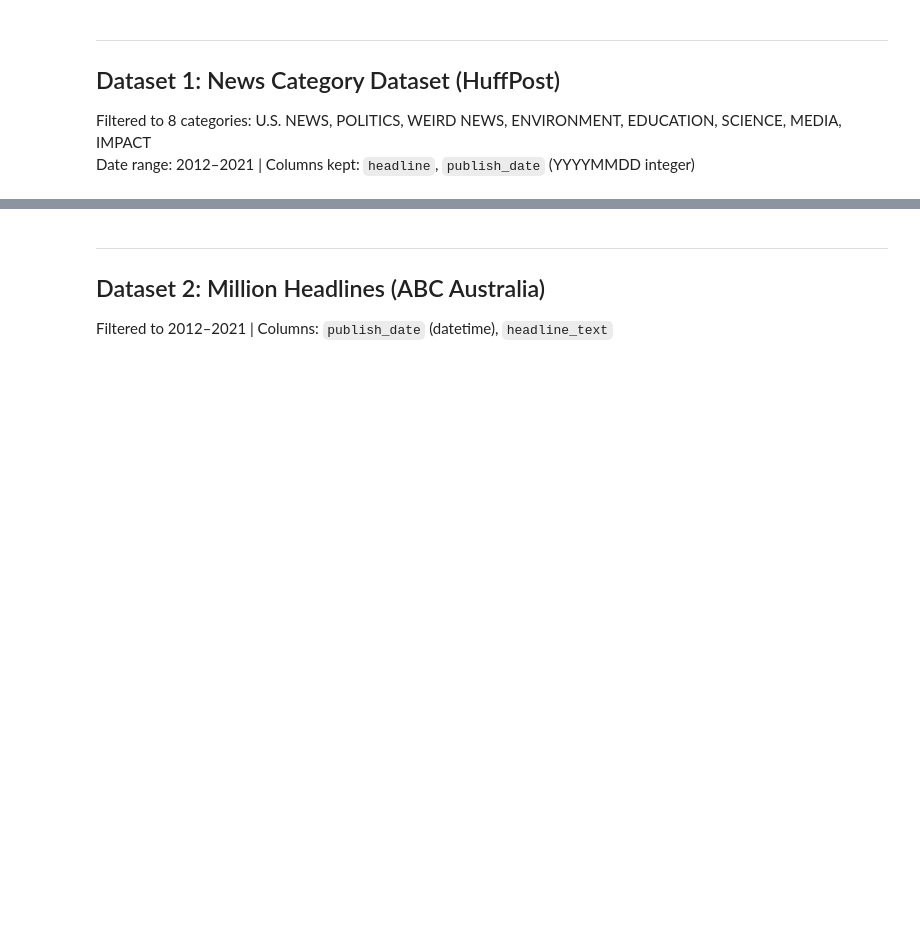
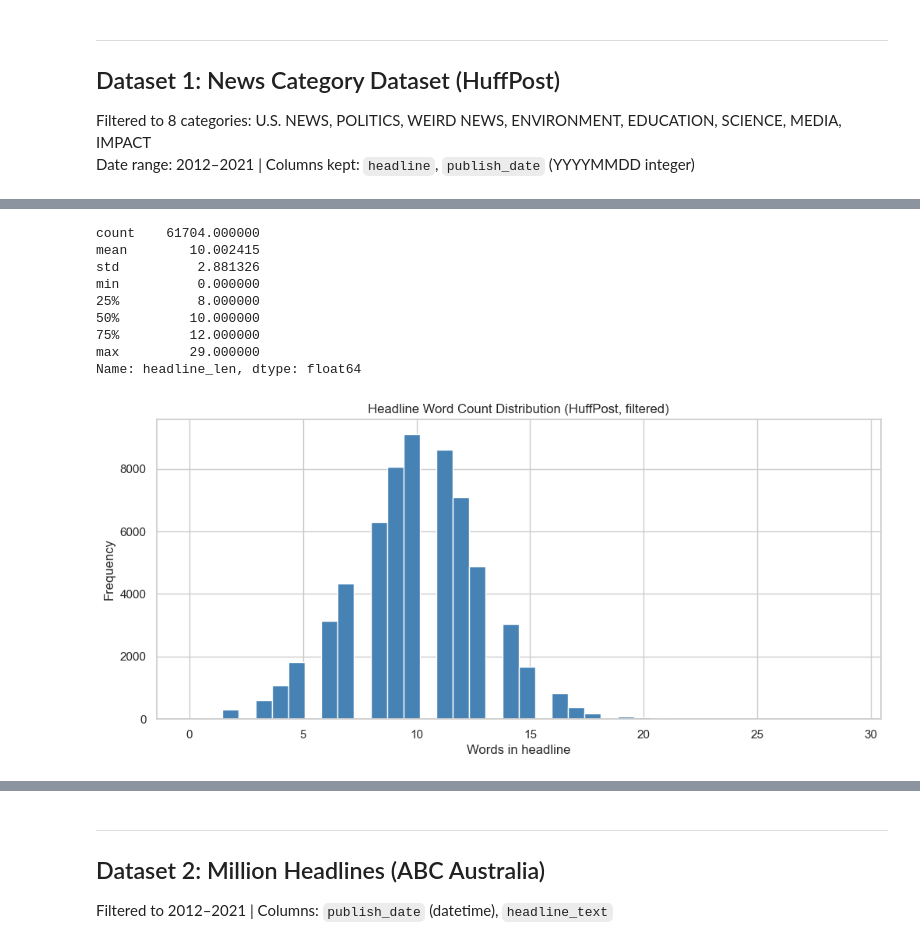
Before and after one commit to javirubio4/climate_headlines, a Jupyter notebook: eda.ipynb, the cells around one changed output, grey strips where cells are left out. Saved outputs shown, nothing was run; the diff lists cells and outputs as text; code cells hidden in the pictures; blank space fills up the shorter version.

```diff
--- a/eda.ipynb
+++ b/eda.ipynb
@@ -111,12 +264,23 @@ plt.show()
 # %%
-news["headline_len"] = news["headline"].str.split().str.len()
-print(news["headline_len"].describe())
+news_usa["headline_len"] = news_usa["headline"].str.split().str.len()
+print(news_usa["headline_len"].describe())
 
-news["headline_len"].plot(kind="hist", bins=40, color="steelblue", edgecolor="white")
+news_usa["headline_len"].plot(kind="hist", bins=40, color="steelblue", edgecolor="white")
 plt.title("Headline Word Count Distribution (HuffPost, filtered)")
 plt.xlabel("Words in headline")
 plt.ylabel("Frequency")
 plt.show()
+# %% [output]
+count    61704.000000
+mean        10.002415
+std          2.881326
+min          0.000000
+25%          8.000000
+50%         10.000000
+75%         12.000000
+max         29.000000
+Name: headline_len, dtype: float64
+[figure, added]
 # %%
 from collections import Counter
 
```
Also changed, not shown: parts of 23 cells of this notebook.
